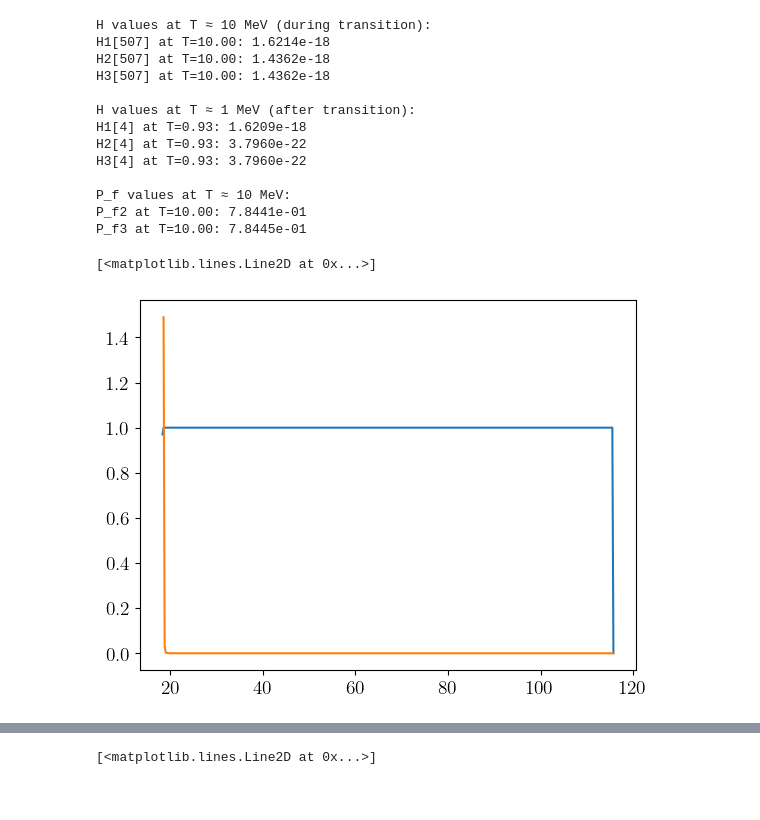
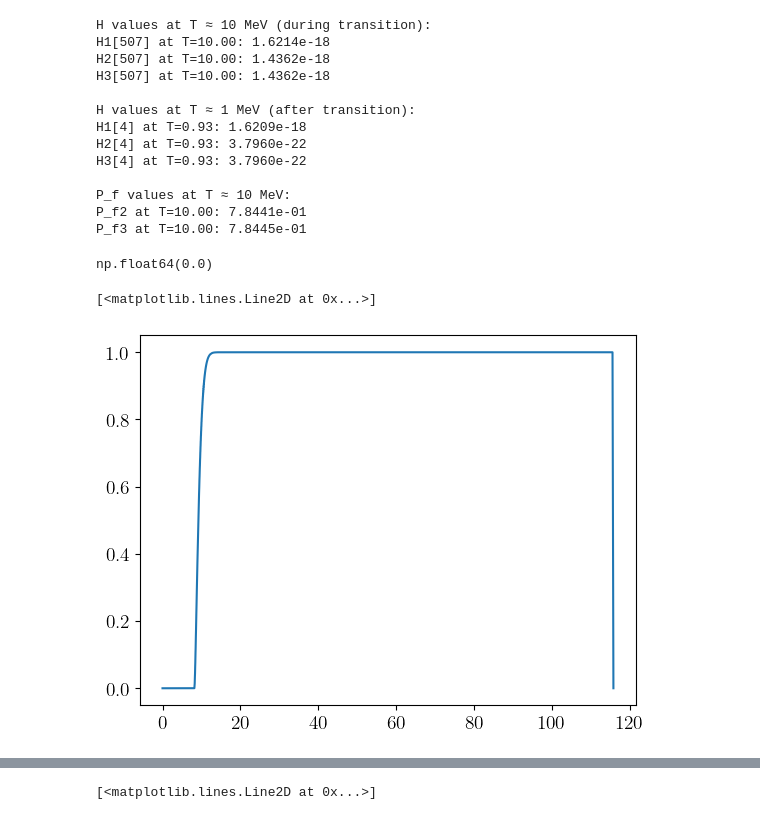
Before and after one commit to michelelucente/ELENA, a Jupyter notebook: examples/dilution.ipynb, the cells around one changed output, grey strips where cells are left out. Saved outputs shown, nothing was run; the diff lists cells and outputs as text; code cells hidden in the pictures.

```diff
--- a/examples/dilution.ipynb
+++ b/examples/dilution.ipynb
@@ -422,12 +1119,19 @@ H3[4] at T=0.93: 3.7960e-22
 P_f values at T ≈ 10 MeV:
 P_f2 at T=10.00: 7.8441e-01
 P_f3 at T=10.00: 7.8445e-01
+# %%
+P3[0]
+# %% [output]
+np.float64(0.0)
 # %%
 plt.plot(Temps3, P3)
-plt.plot(Temps3, dP3)
+#plt.plot(Temps, np.exp(logP_f))
+# plt.plot(Temps3, dP3)
+# plt.yscale('log')
+# plt.xscale('log')
 # %% [output]
 [<matplotlib.lines.Line2D at 0x...>]
-[figure, old version]
+[figure, new version]
 # %%
 plt.plot(Temps3, drho3)
 plt.plot(Temps3, rhoplusp3)
```
Also changed, not shown: parts of 25 cells of this notebook, 6 other files.
